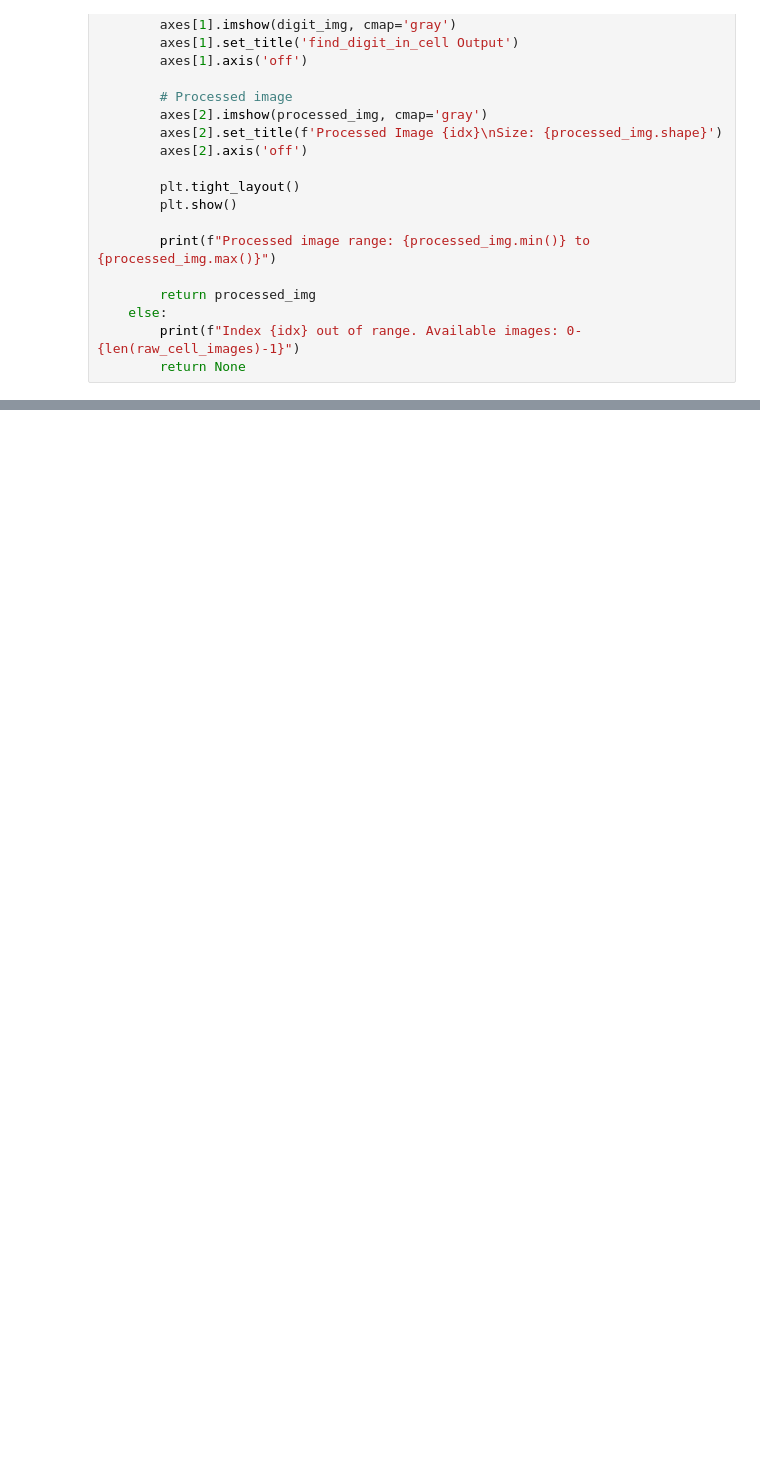
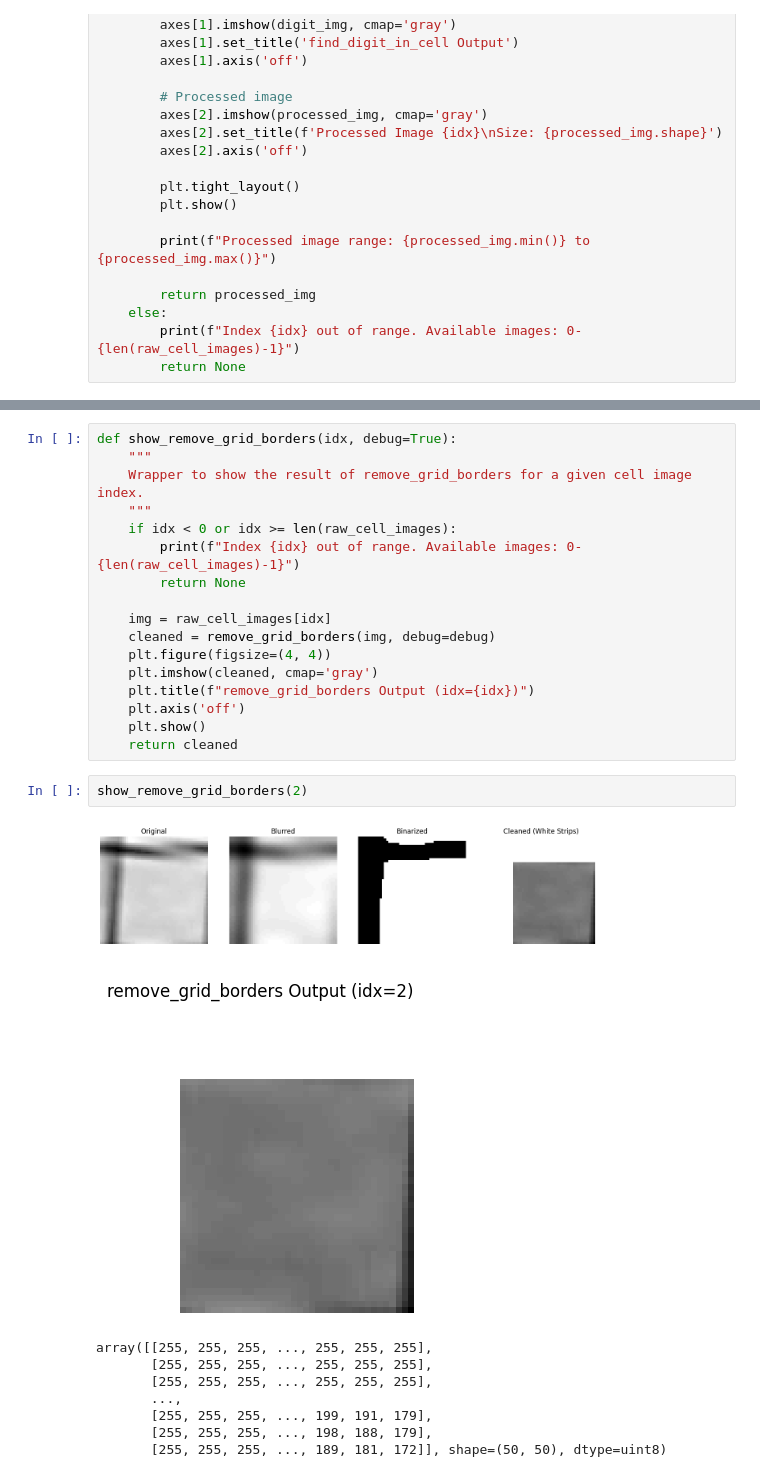
Before and after one commit to csem11/sudoku_solver, a Jupyter notebook: src/detection/extraction_optimizer.ipynb, the cells around one changed output, grey strips where cells are left out. Cells and saved outputs as stored; diff of their text form; blank space fills up the shorter version.

```diff
--- a/src/detection/extraction_optimizer.ipynb
+++ b/src/detection/extraction_optimizer.ipynb
@@ -243,0 +244,29 @@ array([[  0,   0,   0, ...,   0,   0,   0],
+# %%
+def show_remove_grid_borders(idx, debug=True):
+    """
+    Wrapper to show the result of remove_grid_borders for a given cell image index.
+    """
+    if idx < 0 or idx >= len(raw_cell_images):
+        print(f"Index {idx} out of range. Available images: 0-{len(raw_cell_images)-1}")
+        return None
+
+    img = raw_cell_images[idx]
+    cleaned = remove_grid_borders(img, debug=debug)
+    plt.figure(figsize=(4, 4))
+    plt.imshow(cleaned, cmap='gray')
+    plt.title(f"remove_grid_borders Output (idx={idx})")
+    plt.axis('off')
+    plt.show()
+    return cleaned
+# %%
+show_remove_grid_borders(2)
+# %% [output]
+[figure, added]
+[figure, added]
+array([[255, 255, 255, ..., 255, 255, 255],
+       [255, 255, 255, ..., 255, 255, 255],
+       [255, 255, 255, ..., 255, 255, 255],
+       ...,
+       [255, 255, 255, ..., 199, 191, 179],
+       [255, 255, 255, ..., 198, 188, 179],
+       [255, 255, 255, ..., 189, 181, 172]], shape=(50, 50), dtype=uint8)
```
Also changed, not shown: parts of 10 cells of this notebook, 12 other files.
